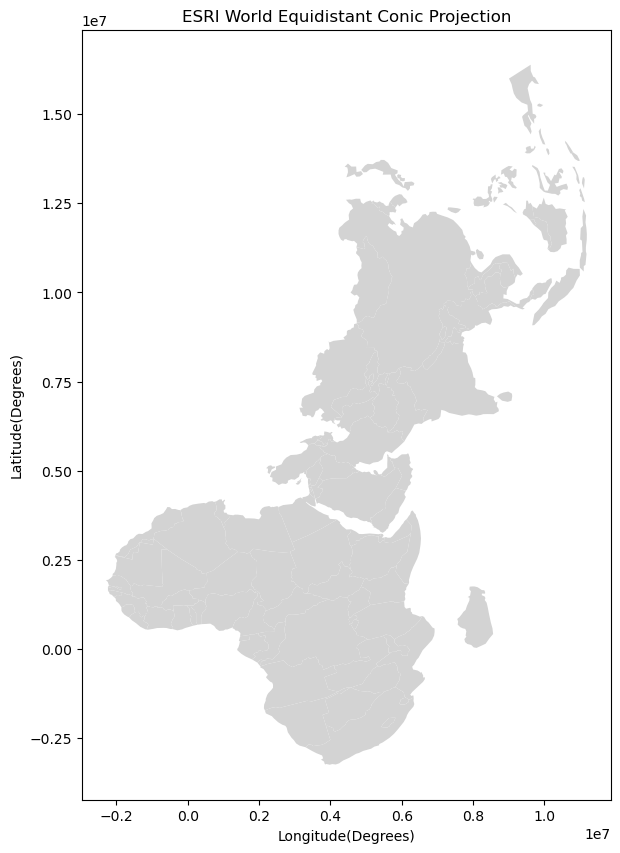
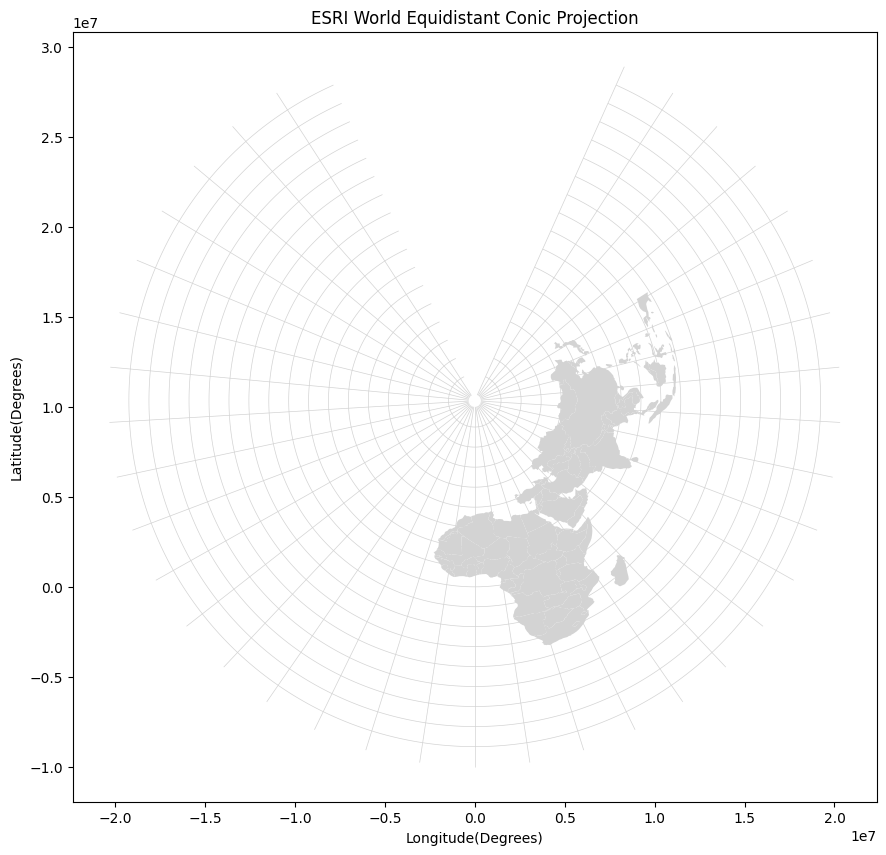
Unified diff of the notebook cell whose output changed from the first chart to the second:
--- before
+++ after
@@ -1,5 +1,7 @@
 africa_54027 = africa.to_crs('ESRI:54027')
+grat_54027 = grat.to_crs('ESRI:54027')
 fig, ax = plt.subplots(figsize=(12,10))
 africa_54027.plot(ax=ax, color="lightgray")
+grat_54027.plot(ax=ax, color="lightgray", linewidth=0.5)
 
 ax.set(xlabel="Longitude(Degrees)",

Commit: chapter 4-half